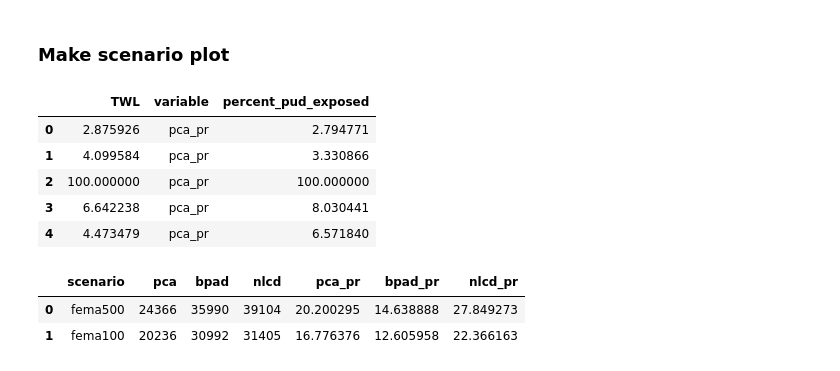
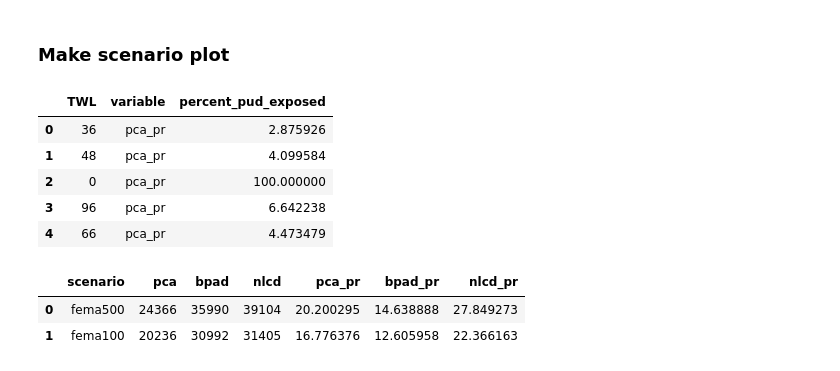
Before and after one commit to davemfish/ncp-sfbay, a Jupyter notebook: regional_recreation_slrscenarios.ipynb, the cells around one changed output. Saved outputs shown, nothing was run; the diff lists cells and outputs as text; code cells hidden in the pictures.

```diff
--- a/regional_recreation_slrscenarios.ipynb
+++ b/regional_recreation_slrscenarios.ipynb
@@ -399,18 +454,18 @@ workspace = '../data/bcdc_slr_regional_rec'
 # %%
 # load slr scenario results for plotting
 data = pd.read_csv(os.path.join(workspace, 'results' + datestamp + '.csv'))
-data.columns = ['scenario', 'pca', 'bpad', 'natural_lands', 'TWL', 'pca_pr', 'bpad_pr', 'natural_lands_pr']
+data.columns = ['scenario', 'pca', 'bpad', 'natural_lands', 'pca_pr', 'bpad_pr', 'natural_lands_pr', 'TWL']
 df = data.melt(id_vars='TWL', value_vars=['pca_pr', 'bpad_pr', 'natural_lands_pr'], \
           value_name='percent_pud_exposed')
 df['variable'] = pd.Categorical(df['variable'], categories=['pca_pr', 'bpad_pr', 'natural_lands_pr'])
 df.head()
 # %% [output]
 |  | TWL | variable | percent_pud_exposed |
-| 0 | 2.875926 | pca_pr | 2.794771 |
-| 1 | 4.099584 | pca_pr | 3.330866 |
-| 2 | 100.000000 | pca_pr | 100.000000 |
-| 3 | 6.642238 | pca_pr | 8.030441 |
-| 4 | 4.473479 | pca_pr | 6.571840 |
+| 0 | 36 | pca_pr | 2.875926 |
+| 1 | 48 | pca_pr | 4.099584 |
+| 2 | 0 | pca_pr | 100.000000 |
+| 3 | 96 | pca_pr | 6.642238 |
+| 4 | 66 | pca_pr | 4.473479 |
 # %%
 # load fema scenario results for plotting
 fema = pd.read_csv(os.path.join(workspace, 'results_fema' + datestamp + '.csv'))
```
Also changed, not shown: parts of 16 cells of this notebook.
